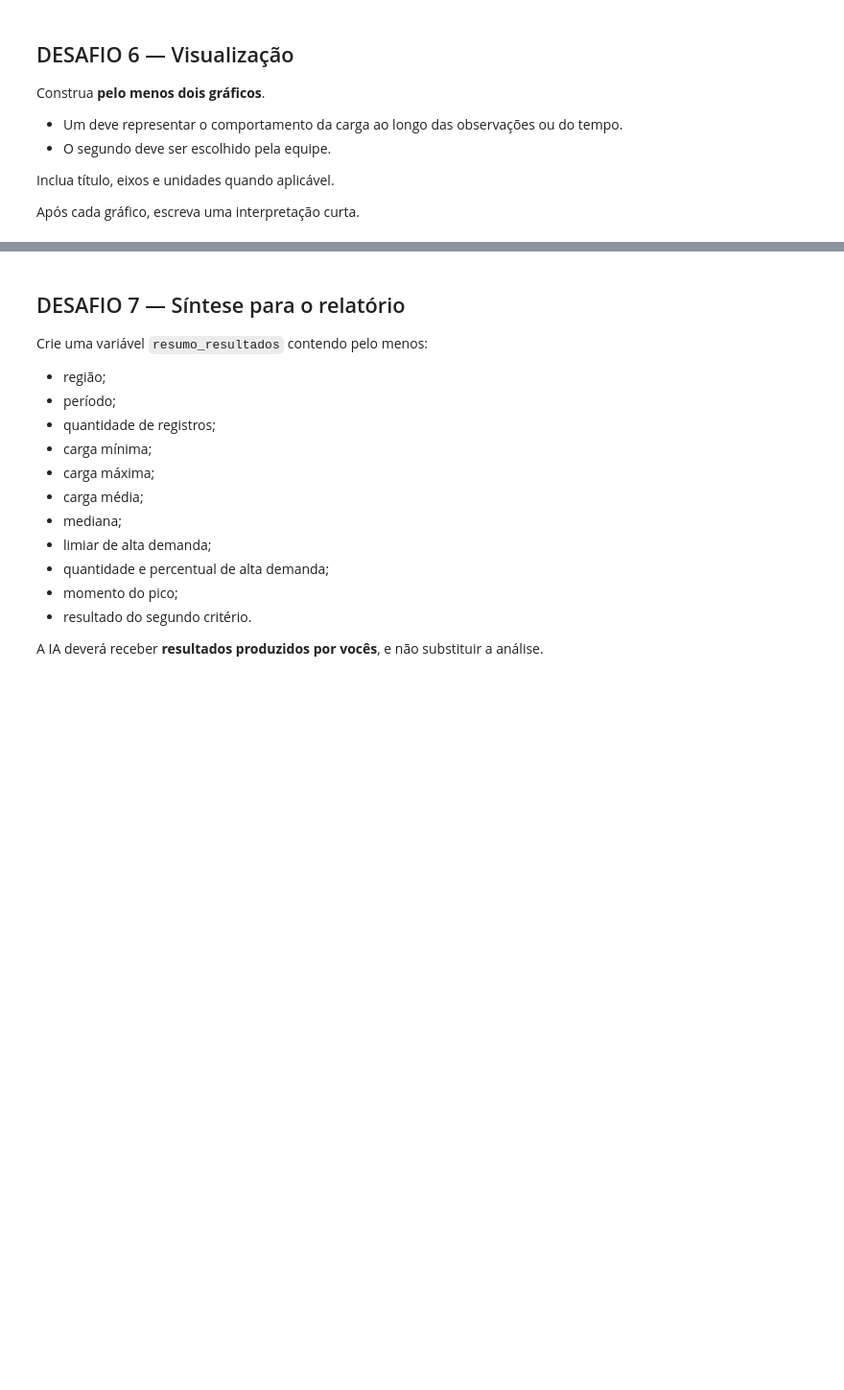
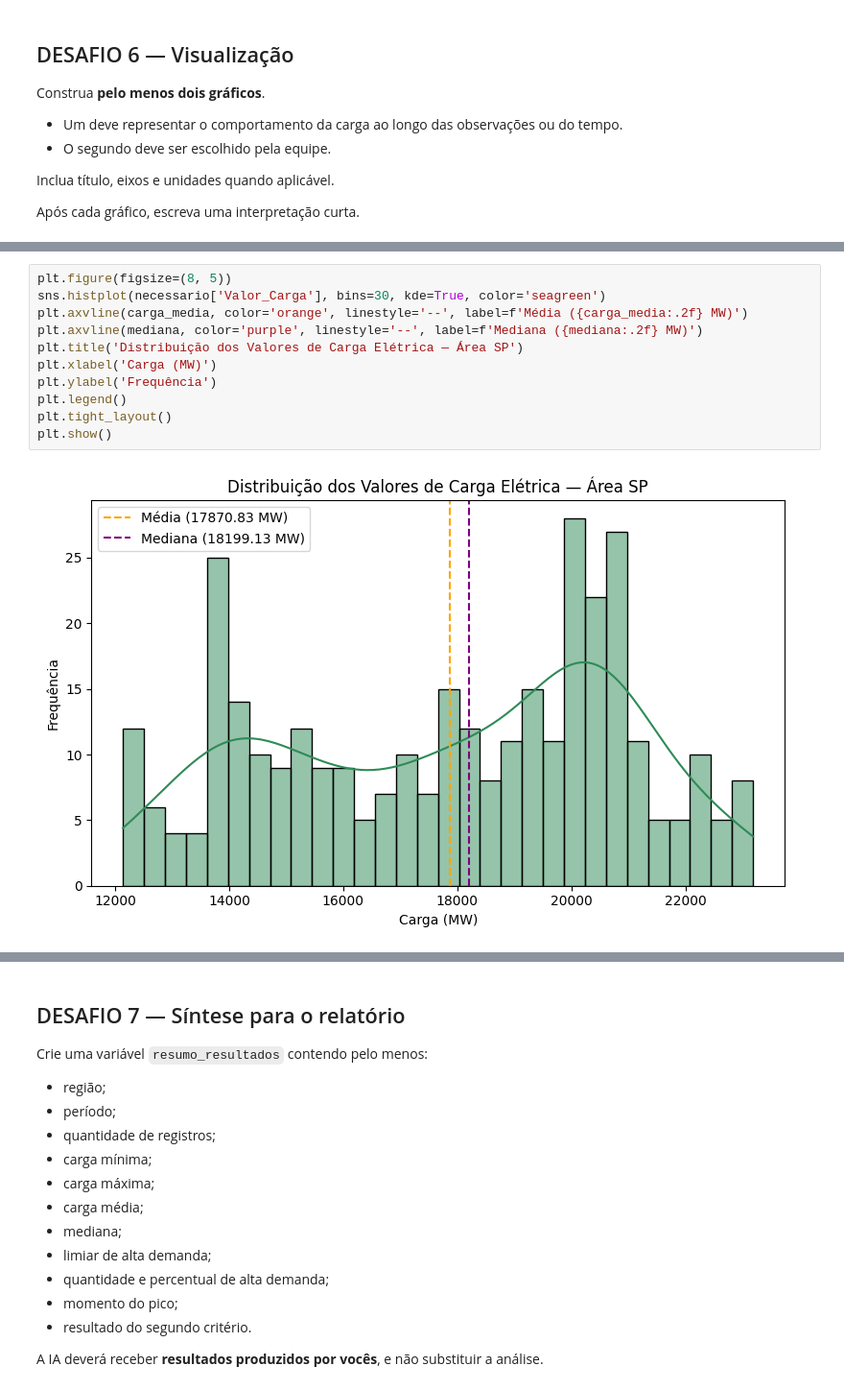
Before and after one commit to pedrosampaiom2007-gif/cp1-Andre, a Jupyter notebook: Desafio_Final_Energia_ONS_API_Final.ipynb, the cells around one changed output, grey strips where cells are left out. Shown at 96% size. Drawn from its saved outputs; the diff is of its cells as text; blank space fills up the shorter version.

```diff
--- a/Desafio_Final_Energia_ONS_API_Final.ipynb
+++ b/Desafio_Final_Energia_ONS_API_Final.ipynb
@@ -503,0 +526,13 @@ Após cada gráfico, escreva uma interpretação curta.
+# %%
+plt.figure(figsize=(8, 5))
+sns.histplot(necessario['Valor_Carga'], bins=30, kde=True, color='seagreen')
+plt.axvline(carga_media, color='orange', linestyle='--', label=f'Média ({carga_media:.2f} MW)')
+plt.axvline(mediana, color='purple', linestyle='--', label=f'Mediana ({mediana:.2f} MW)')
+plt.title('Distribuição dos Valores de Carga Elétrica — Área SP')
+plt.xlabel('Carga (MW)')
+plt.ylabel('Frequência')
+plt.legend()
+plt.tight_layout()
+plt.show()
+# %% [output]
+[figure, added]
```
Also changed, not shown: parts of 11 cells of this notebook.
